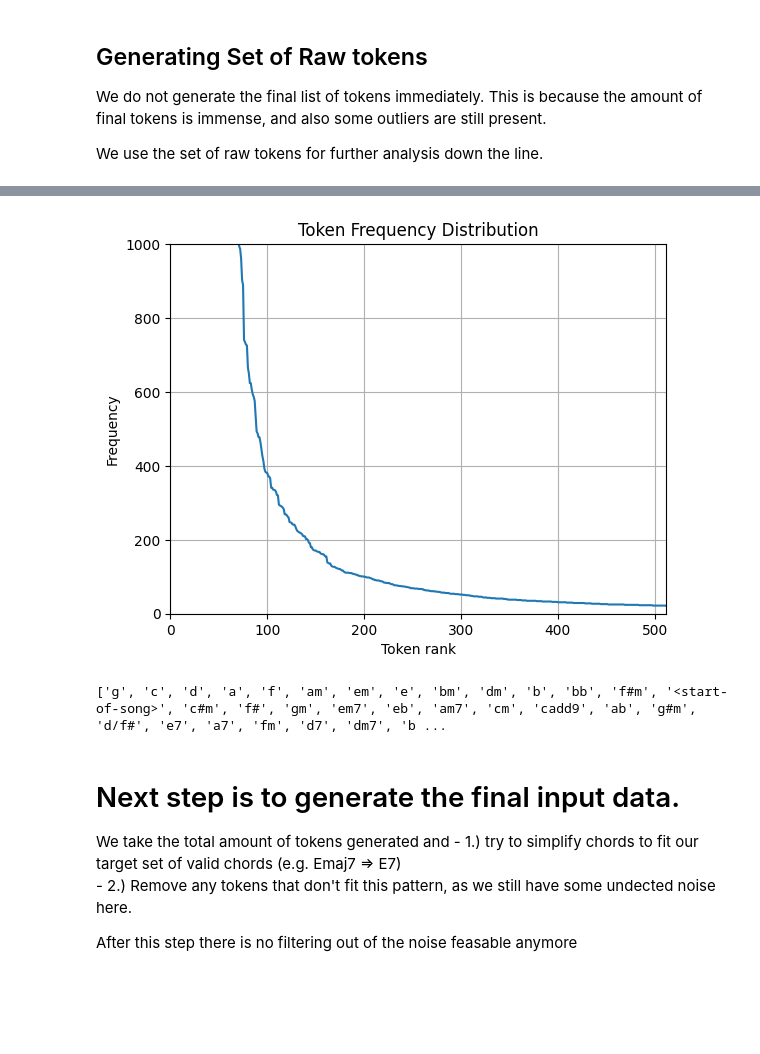
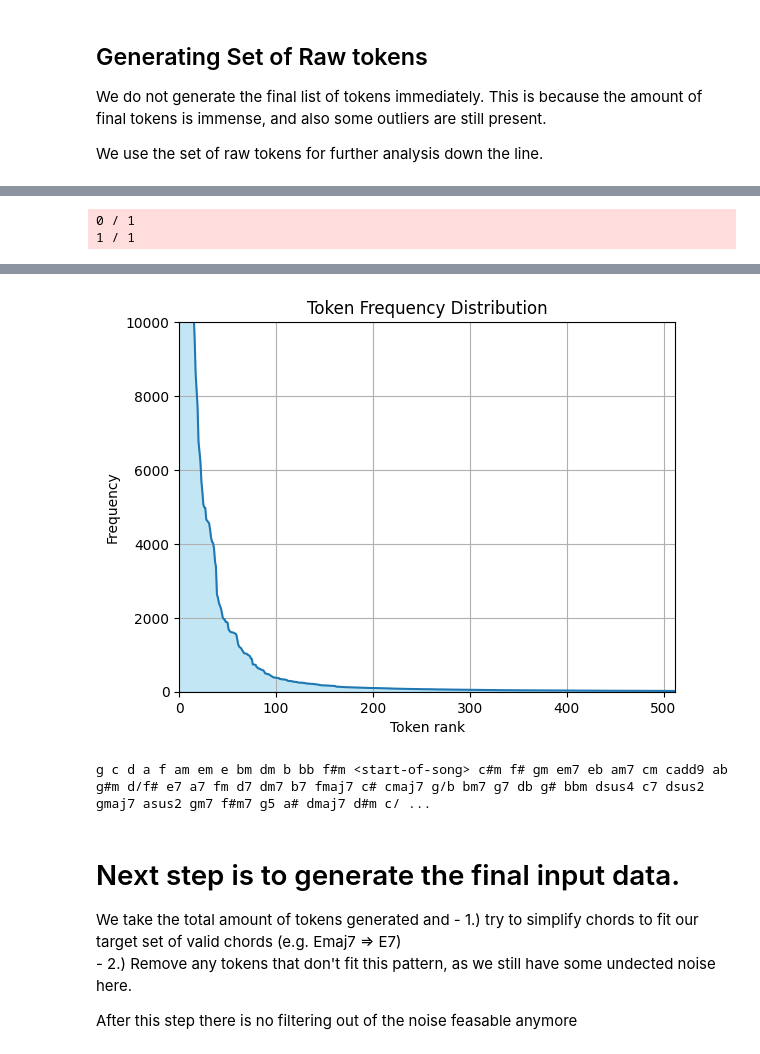
Before and after one commit to nilsmartel/ChordLLM, a Jupyter notebook: Pipeline.ipynb, the cells around one changed output, grey strips where cells are left out. Drawn from its saved outputs; the diff is of its cells as text; code cells hidden in the pictures; blank space fills up the shorter version.

```diff
--- a/Pipeline.ipynb
+++ b/Pipeline.ipynb
@@ -53,10 +99,14 @@ subprocess.run(["bash", "-c", """
 # %%
-# you probably wont need this, here I'm using other data local to my machine.
+# you probably won't need this, here I'm using other data local to my machine as well.
 
-subprocess.run(["bash", "-c", """
-    cd token-extract
-    npx tsx main.js :default ../config/almost-all-valid-tokens.csv  >> ../output/raw-tokens
-"""])
+if os.path.exists("token-extract/ultimate-guitar"):
+    subprocess.run(["bash", "-c", """
+        cd token-extract
+        npx tsx main.js :default ../config/almost-all-valid-tokens.csv  >> ../output/raw-tokens
+    """])
+# %% [output]
+0 / 1
+1 / 1
 # %%
 # This step is about analysing the distribution of our tokens / training data and refining the actual set of tokens we use for our model.
 
@@ -89,18 +139,19 @@ for line in rawTokenAnalysis.splitlines():
 # %%
 
 # We're drawing a graph of chordFrequency to help decide a cutoff point.
 fig, ax = plt.subplots()
 ax.plot(chordFrequency)
-ax.set_ylim(top=1000, bottom=0)
+ax.fill_between(range(len(chordFrequency)), chordFrequency, color='skyblue', alpha=0.5)
+ax.set_ylim(top=10000, bottom=0)
 ax.set_xlim(left=0, right=512)
 ax.set_ylabel('Frequency')
 ax.set_xlabel('Token rank')
 ax.set_title('Token Frequency Distribution')
 ax.grid(True)
 #fig.savefig('token_frequency_distribution.png')
 plt.show()
 # %% [output]
-[figure, old version]
+[figure, new version]
 # %%
 # This variable is critical for our LLM infrastructure.
 # It defines the size of the vocabulary we will use and as such impacts the Models architecture.
@@ -115,9 +166,9 @@ with open("config/valid-tokens.csv", "w") as f:
     for chord in validChords:
         f.write(f"{chord}\n")
 
-print(validChords)
+print(" ".join(validChords))
 # %% [output]
-['g', 'c', 'd', 'a', 'f', 'am', 'em', 'e', 'bm', 'dm', 'b', 'bb', 'f#m', '<start-of-song>', 'c#m', 'f#', 'gm', 'em7', 'eb', 'am7', 'cm', 'cadd9', 'ab', 'g#m', 'd/f#', 'e7', 'a7', 'fm', 'd7', 'dm7', 'b ...
+g c d a f am em e bm dm b bb f#m <start-of-song> c#m f# gm em7 eb am7 cm cadd9 ab g#m d/f# e7 a7 fm d7 dm7 b7 fmaj7 c# cmaj7 g/b bm7 g7 db g# bbm dsus4 c7 dsus2 gmaj7 asus2 gm7 f#m7 g5 a# dmaj7 d#m c/ ...
 # %% [markdown]
 # Next step is to generate the final input data.
 
```
Also changed, not shown: parts of 7 cells of this notebook.
